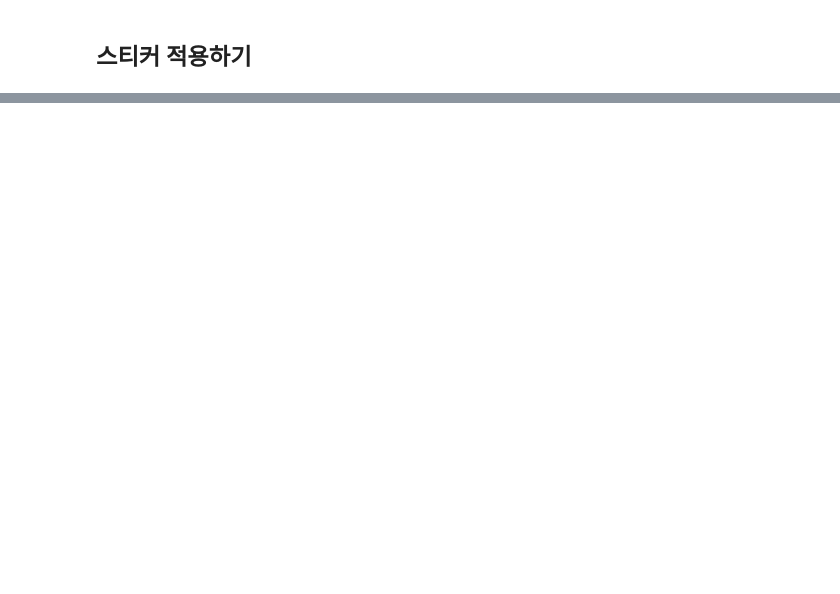
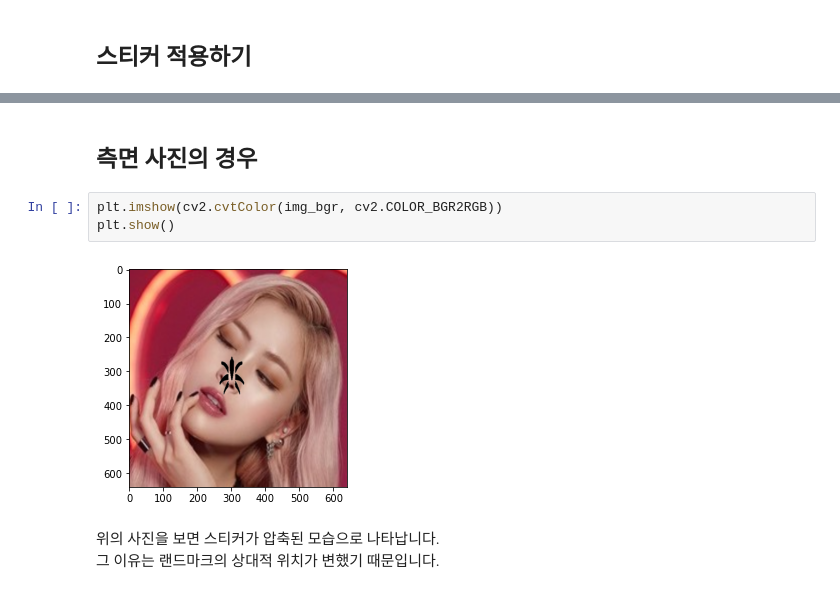
Before and after one commit to PEBpung/Aiffel, a Jupyter notebook: Project/Exploration/E10. 고양이 수염 스티커 만들기.ipynb, the cells around one changed output, grey strips where cells are left out. Drawn from its saved outputs; the diff is of its cells as text; blank space fills up the shorter version.

```diff
--- a/Project/Exploration/E10. 고양이 수염 스티커 만들기.ipynb
+++ b/Project/Exploration/E10. 고양이 수염 스티커 만들기.ipynb
@@ -213,0 +264,10 @@ plt.show()
+# %% [markdown]
+## 측면 사진의 경우
+# %%
+plt.imshow(cv2.cvtColor(img_bgr, cv2.COLOR_BGR2RGB))
+plt.show()
+# %% [output]
+[figure, added]
+# %% [markdown]
+위의 사진을 보면 스티커가 압축된 모습으로 나타납니다.
+그 이유는 랜드마크의 상대적 위치가 변했기 때문입니다.
```
Also changed, not shown: parts of 14 cells of this notebook, 1 other file.
